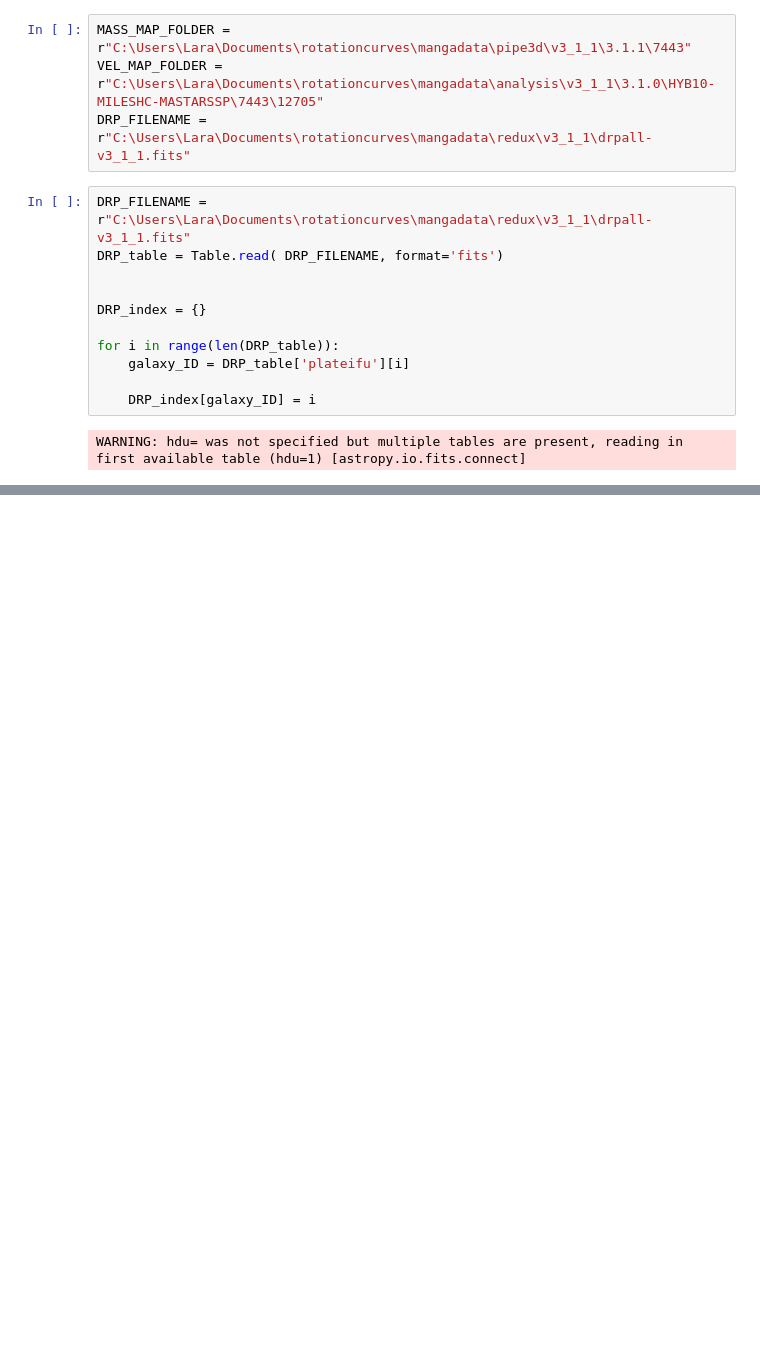
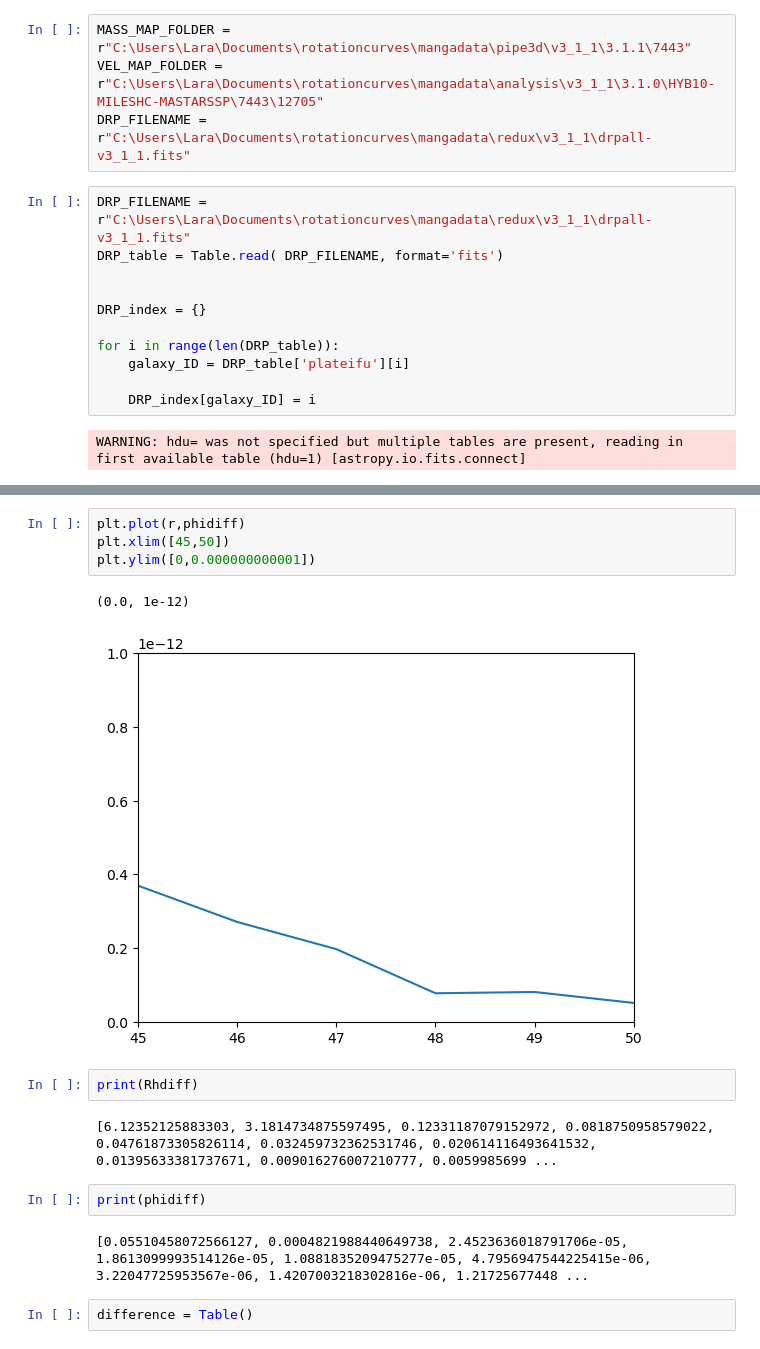
Before and after one commit to athenacat/RotationCurve, a Jupyter notebook: 2D_RC/combo_iteration_test.ipynb, the cells around one changed output, grey strips where cells are left out. Saved outputs shown, nothing was run; the diff lists cells and outputs as text; blank space fills up the shorter version.

```diff
--- a/2D_RC/combo_iteration_test.ipynb
+++ b/2D_RC/combo_iteration_test.ipynb
@@ -337,0 +190,17 @@ chi2(maps['vmasked'], maps['ivarmasked'], map_mask, shape, scale, [156000000,2.4
+# %%
+plt.plot(r,phidiff)
+plt.xlim([45,50])
+plt.ylim([0,0.000000000001])
+# %% [output]
+(0.0, 1e-12)
+[figure, added]
+# %%
+print(Rhdiff)
+# %% [output]
+[6.12352125883303, 3.1814734875597495, 0.12331187079152972, 0.0818750958579022, 0.04761873305826114, 0.032459732362531746, 0.020614116493641532, 0.01395633381737671, 0.009016276007210777, 0.0059985699 ...
+# %%
+print(phidiff)
+# %% [output]
+[0.05510458072566127, 0.0004821988440649738, 2.4523636018791706e-05, 1.8613099993514126e-05, 1.0881835209475277e-05, 4.7956947544225415e-06, 3.22047725953567e-06, 1.4207003218302816e-06, 1.21725677448 ...
+# %%
+difference = Table()
```
Also changed, not shown: parts of 33 cells of this notebook, 1 other file.
